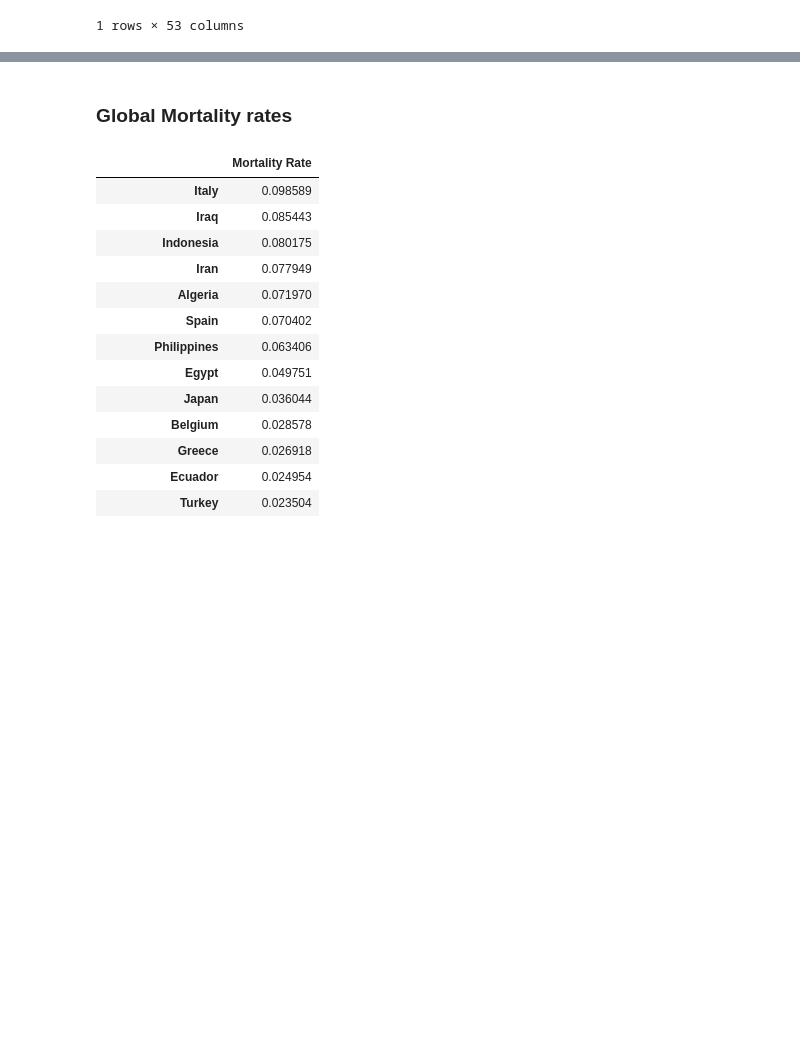
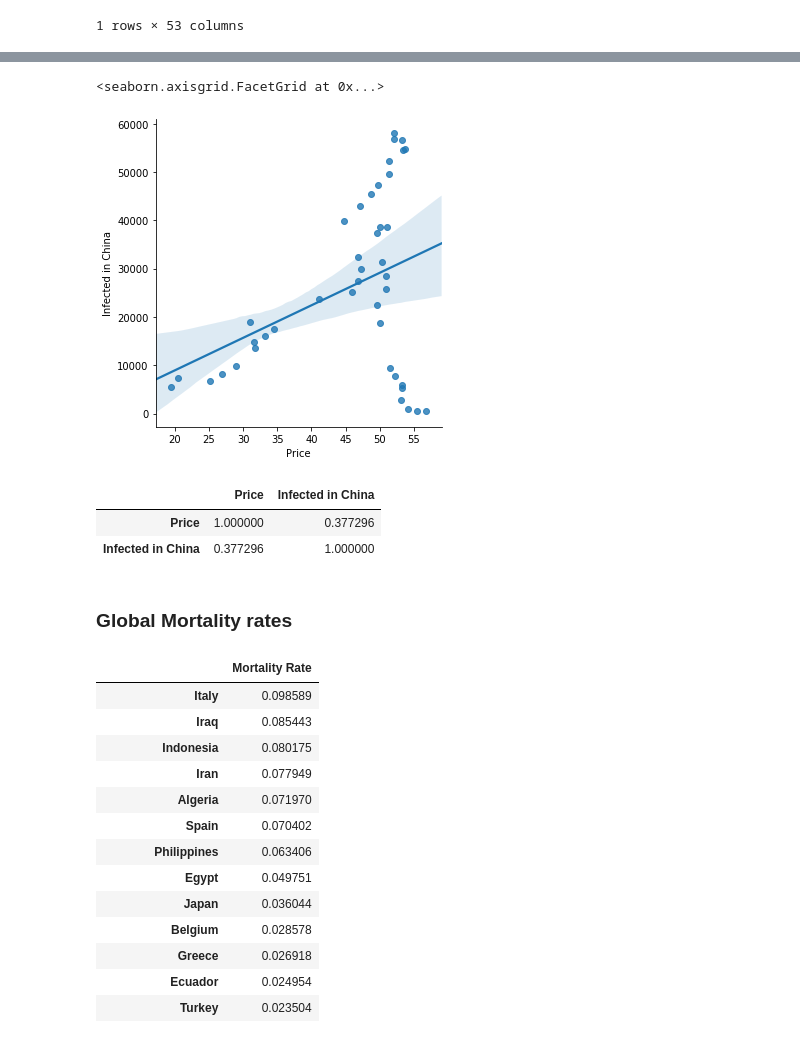
Before and after one commit to CarlosDNieto/COVID-19, a Jupyter notebook: COVID-19.ipynb, the cells around one changed output, grey strips where cells are left out. Drawn from its saved outputs; the diff is of its cells as text; code cells hidden in the pictures; blank space fills up the shorter version.

```diff
--- a/COVID-19.ipynb
+++ b/COVID-19.ipynb
@@ -1126,3 +1154,18 @@ def graph_lines_actual_cases(countries):
 graph_lines_actual_cases(['China','US','Italy'])
 # %% [output]
 [interactive output not drawn]
+# %%
+actual_infected = Country('China').get_confirmed_ts() - Country('China').get_death_ts() -Country('China').get_rec_ts()
+actual_infected.dropna(axis=1, inplace=True)
+
+wti = pd.read_csv('data\\petro\\wti-daily_csv.csv')
+wti['Date'] = pd.to_datetime(wti['Date'])
+wti = wti[wti['Date']>='2020-01-22']
+actual_infected.loc['China']
+
+wti.set_index(keys='Date',inplace=True)
+dates = pd.to_datetime(actual_infected.columns.to_list())
+actual_infected.rename(dict(zip(actual_infected.columns.to_list(),dates)),axis=1,inplace=True)
+
+wti['Infected in China'] = actual_infected.loc['China']
+wti
@@ -1129,3 +1191,14 @@ graph_lines_actual_cases(['China','US','Italy'])
+# %%
+sns.lmplot(x='Price',y='Infected in China',data=wti)
+# %% [output]
+<seaborn.axisgrid.FacetGrid at 0x...>
+[figure, added]
+# %%
+wti.corr()
+# %% [output]
+|  | Price | Infected in China |
+| Price | 1.000000 | 0.377296 |
+| Infected in China | 0.377296 | 1.000000 |
 # %% [markdown]
 ### Global Mortality rates
 # %%
```
Also changed, not shown: parts of 3 cells of this notebook.
